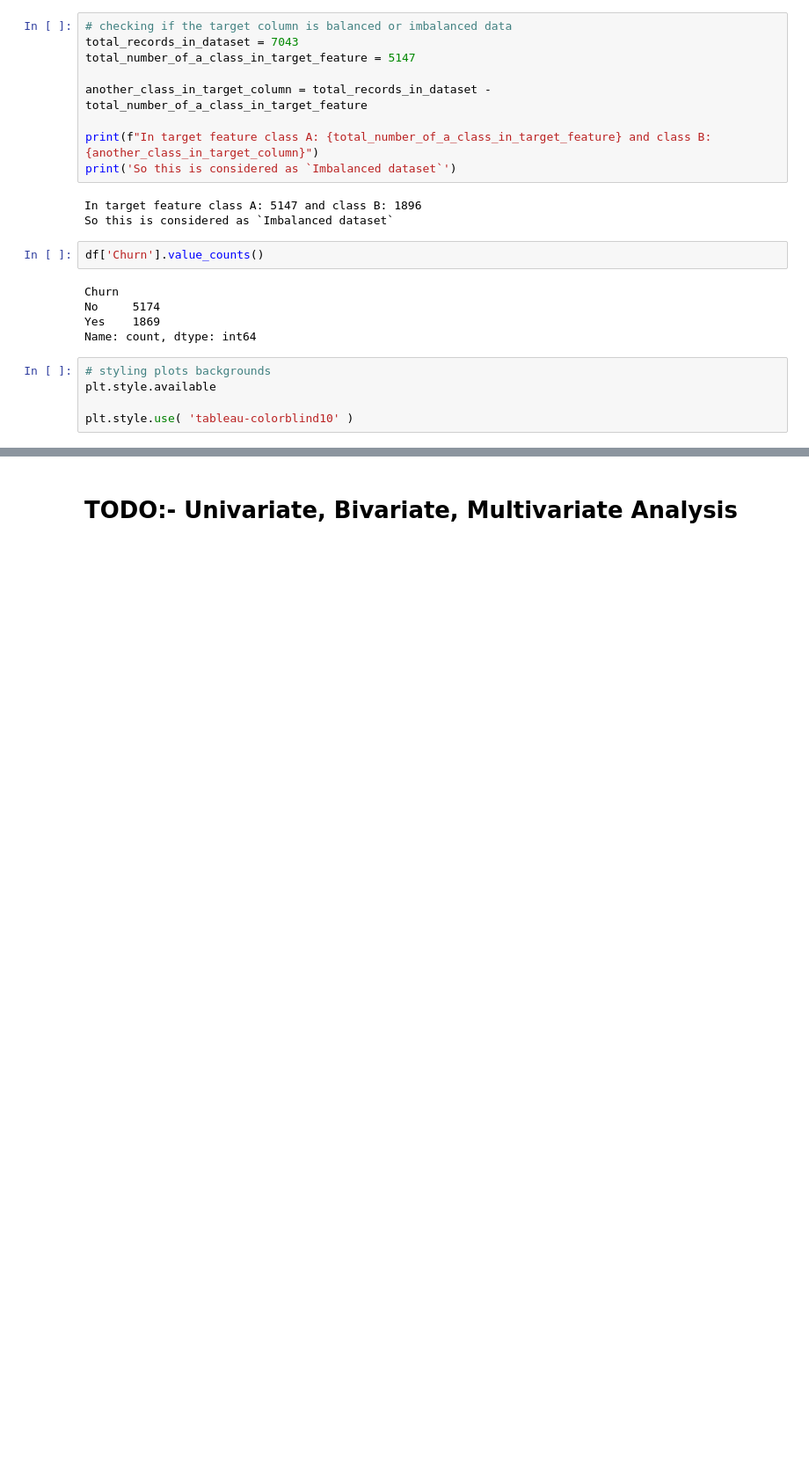
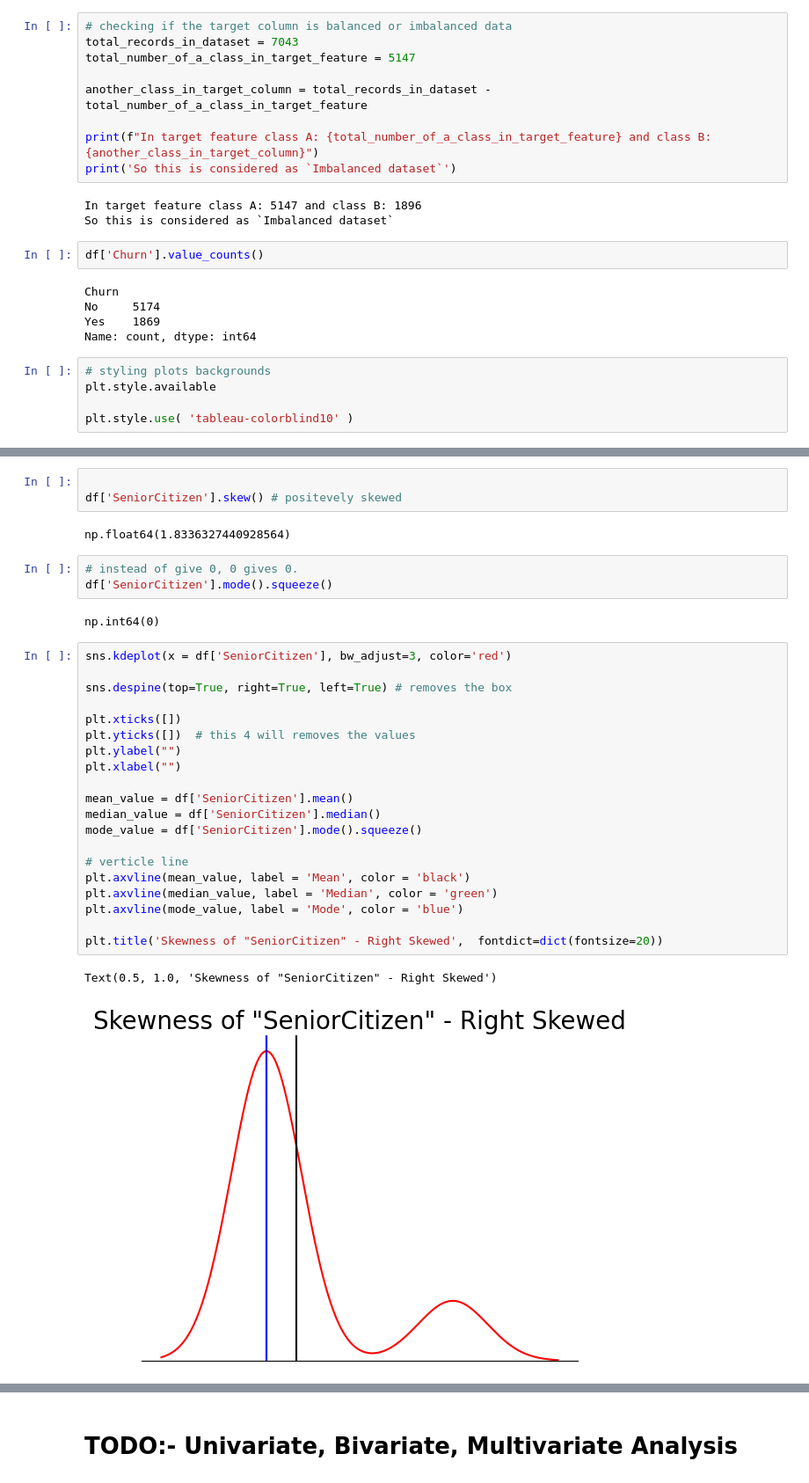
Before and after one commit to AnoopGeorge418/CustomerChurn-Prediction_System, a Jupyter notebook: dataHub/notebooks/exploratory/exploratory.ipynb, the cells around one changed output, grey strips where cells are left out. Shown at 88% size. Saved outputs shown, nothing was run; the diff lists cells and outputs as text; blank space fills up the shorter version.

```diff
--- a/dataHub/notebooks/exploratory/exploratory.ipynb
+++ b/dataHub/notebooks/exploratory/exploratory.ipynb
@@ -183,0 +185,33 @@ plt.style.use( 'tableau-colorblind10' )
+# %%
+
+df['SeniorCitizen'].skew() # positevely skewed
+# %% [output]
+np.float64(1.8336327440928564)
+# %%
+# instead of give 0, 0 gives 0.
+df['SeniorCitizen'].mode().squeeze()
+# %% [output]
+np.int64(0)
+# %%
+sns.kdeplot(x = df['SeniorCitizen'], bw_adjust=3, color='red')
+
+sns.despine(top=True, right=True, left=True) # removes the box
+
+plt.xticks([])
+plt.yticks([])  # this 4 will removes the values
+plt.ylabel("")
+plt.xlabel("")
+
+mean_value = df['SeniorCitizen'].mean()
+median_value = df['SeniorCitizen'].median()
+mode_value = df['SeniorCitizen'].mode().squeeze()
+
+# verticle line
+plt.axvline(mean_value, label = 'Mean', color = 'black')
+plt.axvline(median_value, label = 'Median', color = 'green')
+plt.axvline(mode_value, label = 'Mode', color = 'blue')
+
+plt.title('Skewness of "SeniorCitizen" - Right Skewed',  fontdict=dict(fontsize=20))
+# %% [output]
+Text(0.5, 1.0, 'Skewness of "SeniorCitizen" - Right Skewed')
+[figure, added]
```
Also changed, not shown: parts of 30 cells of this notebook.
